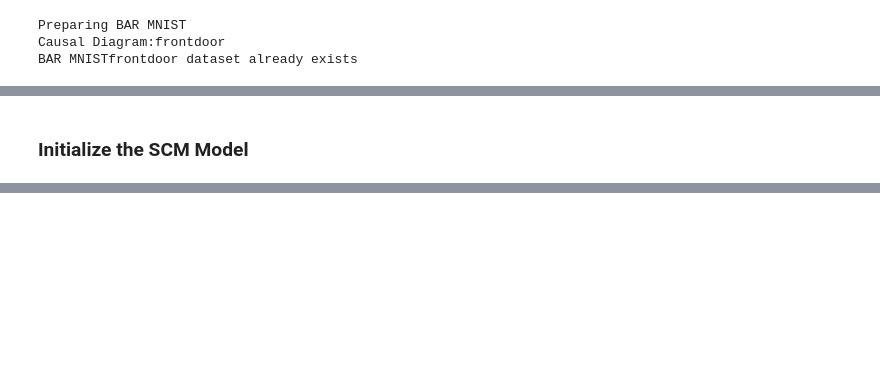
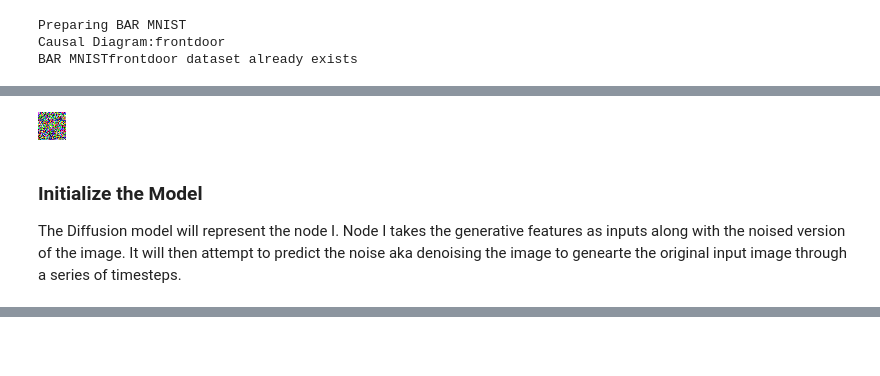
Before and after one commit to athmihir/Causal-Diffusion-Model, a Jupyter notebook: mnist.ipynb, the cells around one changed output, grey strips where cells are left out. Cells and saved outputs as stored; diff of their text form; code cells hidden in the pictures; blank space fills up the shorter version.

```diff
--- a/mnist.ipynb
+++ b/mnist.ipynb
@@ -113,3 +69,15 @@ UNet2DModel(
+# %%
+noise_scheduler = DDPMScheduler(num_train_timesteps=1000)
+img2 = x_sample.unsqueeze(0)
+noise = torch.randn_like(img2)
+noisy_image = noise_scheduler.add_noise(img2, noise, torch.tensor([80]))
+noisy_image = noisy_image[0]
+visualize_image(noisy_image)
+# %% [output]
+[figure, added]
 # %% [markdown]
-### Initialize the SCM Model
+### Initialize the Model
+
+The Diffusion model will represent the node I. Node I takes the generative features as inputs along with the noised version of the image.
+It will then attempt to predict the noise aka denoising the image to genearte the original input image through a series of timesteps.
 # %%
```
Also changed, not shown: parts of 9 cells of this notebook, 4 other files.
